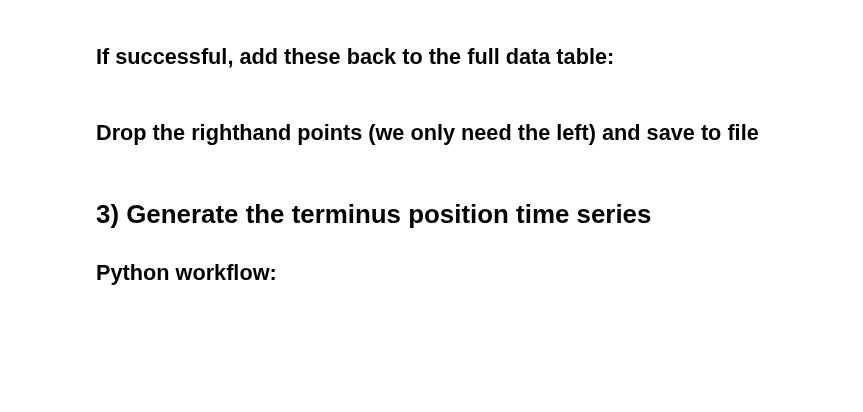
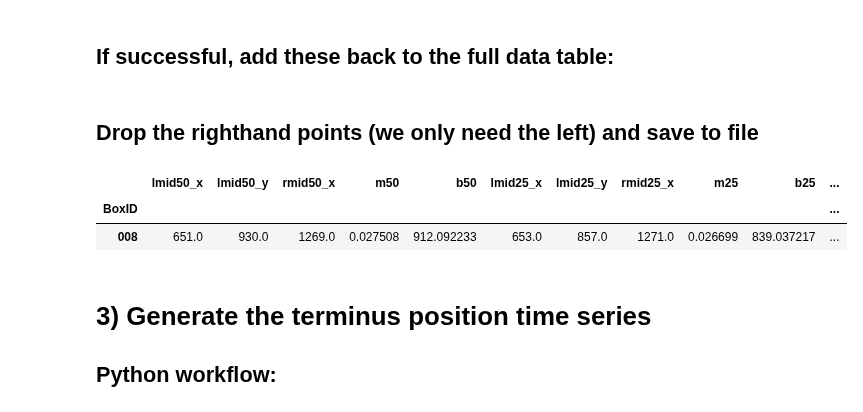
Before and after one commit to jukesliu/automated-glacier-terminus, a Jupyter notebook: analyze_wtmm_results.ipynb, the cells around one changed output. Drawn from its saved outputs; the diff is of its cells as text; code cells hidden in the pictures; blank space fills up the shorter version.

```diff
--- a/analyze_wtmm_results.ipynb
+++ b/analyze_wtmm_results.ipynb
@@ -383,5 +384,9 @@ total_df = pd.concat([total_df, df2])
 ## Drop the righthand points (we only need the left) and save to file
 # %%
 total_df = total_df.drop(['rmid50_y', 'rmid25_y', 'rmid75_y'], axis=1)
-# total_df # show the resulting dataframe
+total_df # show the resulting dataframe
+# %% [output]
+|  | lmid50_x | lmid50_y | rmid50_x | m50 | b50 | lmid25_x | lmid25_y | rmid25_x | m25 | b25 | ... |
+| BoxID |  |  |  |  |  |  |  |  |  |  | ... |
+| 008 | 651.0 | 930.0 | 1269.0 | 0.027508 | 912.092233 | 653.0 | 857.0 | 1271.0 | 0.026699 | 839.037217 | ... |
 # %%
```
Also changed, not shown: parts of 12 cells of this notebook, 3 other files.
